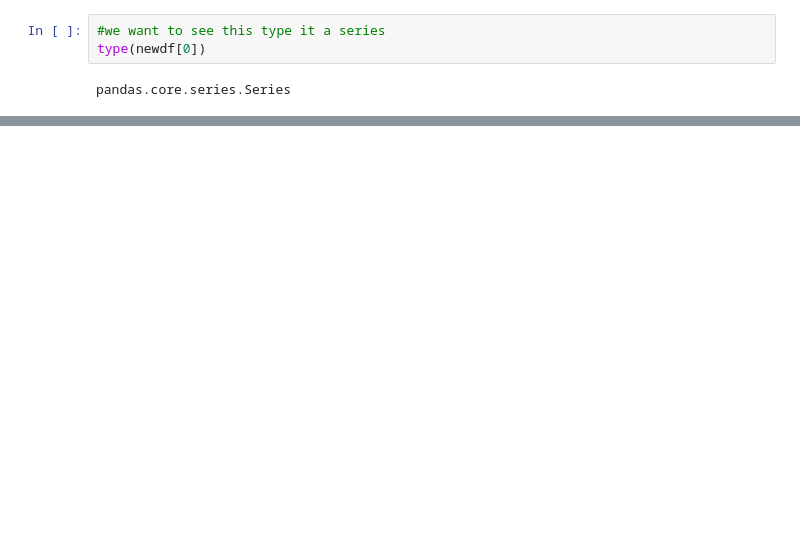
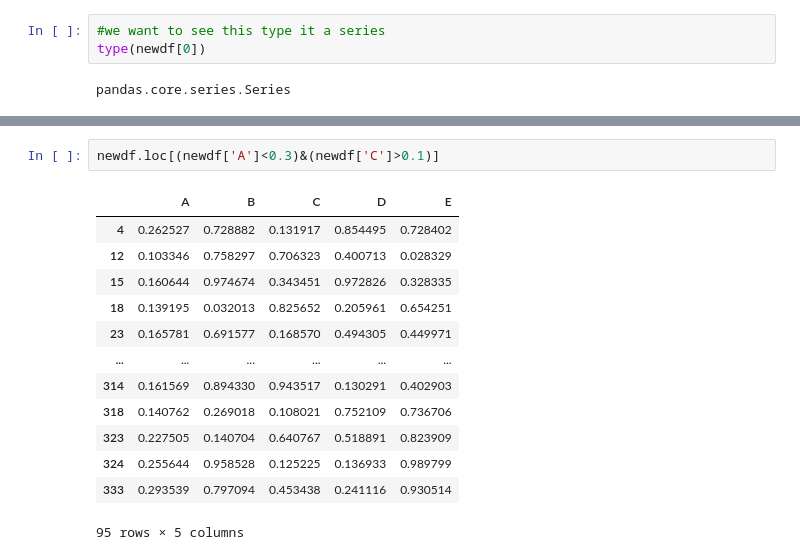
Before and after one commit to arman-hossain45/MACHINE_LEARNING-LIB-ALGO-, a Jupyter notebook: pandas/pandas.ipynb, the cells around one changed output, grey strips where cells are left out. Cells and saved outputs as stored; diff of their text form; blank space fills up the shorter version.

```diff
--- a/pandas/pandas.ipynb
+++ b/pandas/pandas.ipynb
@@ -553,0 +554,16 @@ newdf.loc[[1,2], :]#it show 1 and 2 row and all column
+# %%
+newdf.loc[(newdf['A']<0.3)&(newdf['C']>0.1)]
+# %% [output]
+|  | A | B | C | D | E |
+| 4 | 0.262527 | 0.728882 | 0.131917 | 0.854495 | 0.728402 |
+| 12 | 0.103346 | 0.758297 | 0.706323 | 0.400713 | 0.028329 |
+| 15 | 0.160644 | 0.974674 | 0.343451 | 0.972826 | 0.328335 |
+| 18 | 0.139195 | 0.032013 | 0.825652 | 0.205961 | 0.654251 |
+| 23 | 0.165781 | 0.691577 | 0.168570 | 0.494305 | 0.449971 |
+| ... | ... | ... | ... | ... | ... |
+| 314 | 0.161569 | 0.894330 | 0.943517 | 0.130291 | 0.402903 |
+| 318 | 0.140762 | 0.269018 | 0.108021 | 0.752109 | 0.736706 |
+| 323 | 0.227505 | 0.140704 | 0.640767 | 0.518891 | 0.823909 |
+| 324 | 0.255644 | 0.958528 | 0.125225 | 0.136933 | 0.989799 |
+| 333 | 0.293539 | 0.797094 | 0.453438 | 0.241116 | 0.930514 |
+95 rows × 5 columns
```
Also changed, not shown: parts of 34 cells of this notebook, 1 other file.
